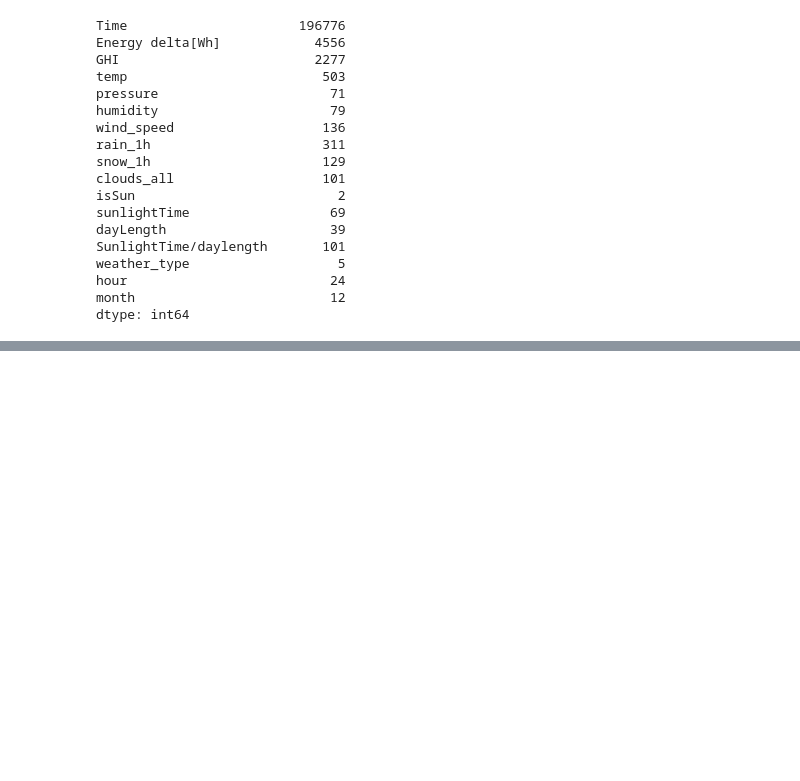
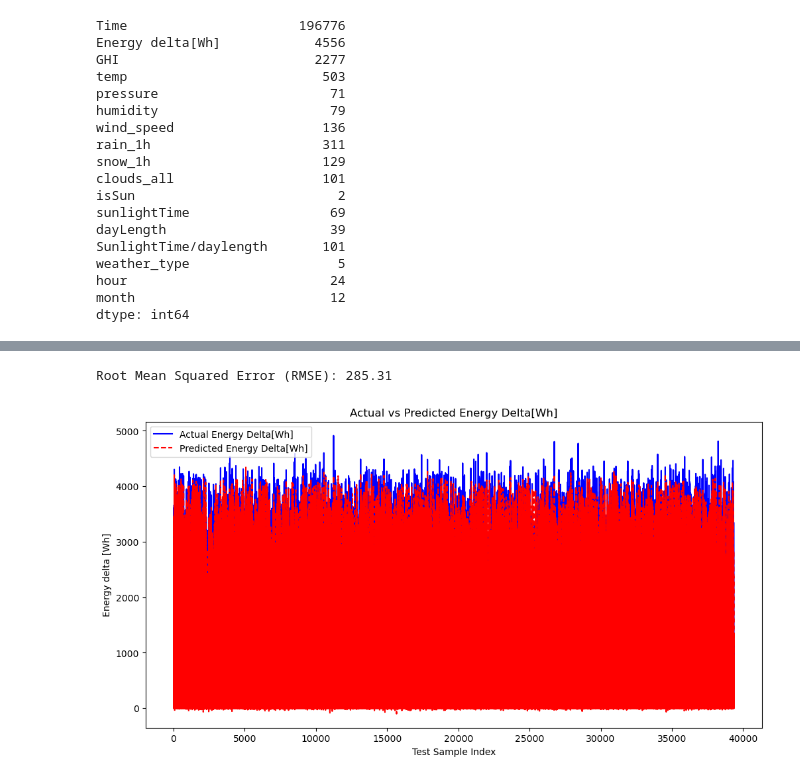
Before and after one commit to Project381-GAS-2024-Team-1/greenr, a Jupyter notebook: weather-prediction/notebooks/data-exploration.ipynb, the cells around one changed output, grey strips where cells are left out. Drawn from its saved outputs; the diff is of its cells as text; code cells hidden in the pictures; blank space fills up the shorter version.

```diff
--- a/weather-prediction/notebooks/data-exploration.ipynb
+++ b/weather-prediction/notebooks/data-exploration.ipynb
@@ -155,0 +231,37 @@ plt.show()
+# %%
+X = data_df.drop('Energy delta[Wh]', axis=1)
+y = data_df['Energy delta[Wh]']
+# %%
+X_train, X_test, y_train,y_test = train_test_split(X,y, test_size =0.2 , random_state=42 )
+# %%
+train_data = xgb.DMatrix(X_train, label=y_train)
+test_data = xgb.DMatrix(X_test, label=y_test)
+# %%
+params = {
+    'objective': 'reg:squarederror',
+    'max_depth': 5,
+    'eta': 0.1,
+    'subsample': 0.8,
+    'colsample_bytree': 0.8,
+    'seed': 42
+}
+
+model = xgb.train(params,train_data, num_boost_round=100)
+
+y_pred = model.predict(test_data)
+
+rmse = np.sqrt(mean_squared_error(y_test, y_pred))
+print(f'Root Mean Squared Error (RMSE): {rmse:.2f}')
+# %% [output]
+Root Mean Squared Error (RMSE): 285.31
+# %%
+plt.figure(figsize=(12, 6))
+plt.plot(y_test.values, label='Actual Energy Delta[Wh]', color='blue')
+plt.plot(y_pred, label='Predicted Energy Delta[Wh]', color='red', linestyle='--')
+plt.title('Actual vs Predicted Energy Delta[Wh]')
+plt.xlabel('Test Sample Index')
+plt.ylabel('Energy delta [Wh]')
+plt.legend()
+plt.show()
+# %% [output]
+[figure, added]
```
Also changed, not shown: parts of 7 cells of this notebook.
